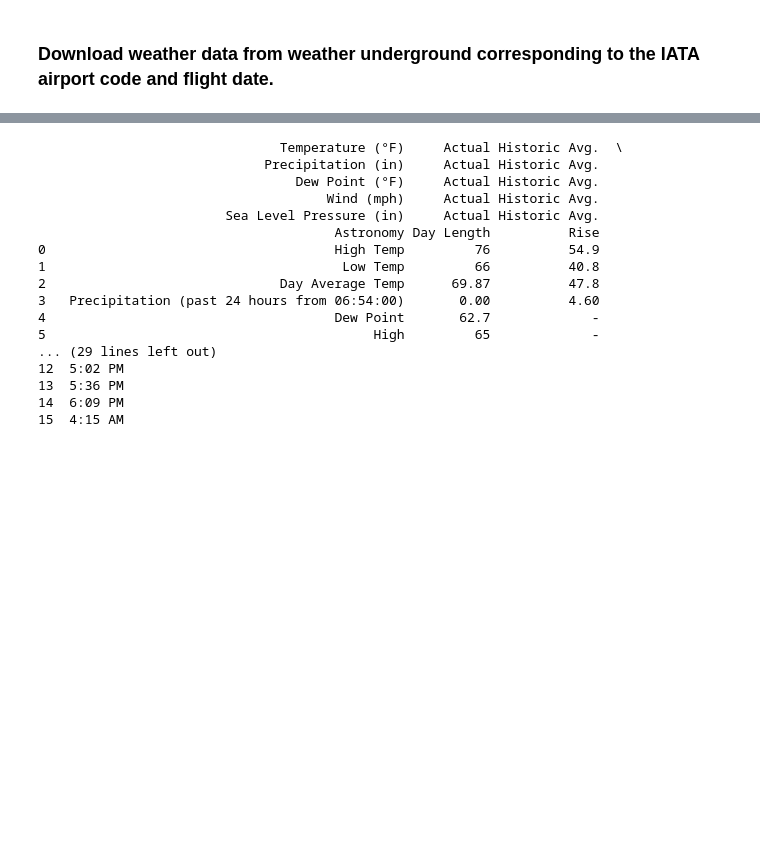
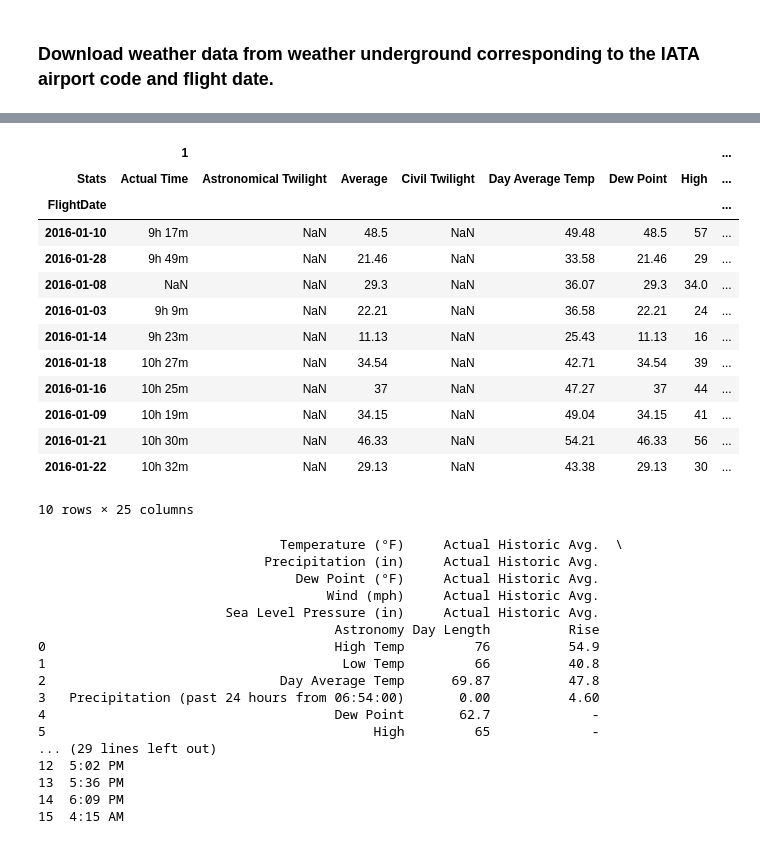
Before and after one commit to Oryder-green/FDS-project, a Jupyter notebook: Data Cleaning.ipynb, the cells around one changed output, grey strips where cells are left out. Drawn from its saved outputs; the diff is of its cells as text; code cells hidden in the pictures; blank space fills up the shorter version.

```diff
--- a/Data Cleaning.ipynb
+++ b/Data Cleaning.ipynb
@@ -333,0 +133,2 @@ x.pivot(index="Date", columns=["Stats"], values =["1"])
+# %%
+airports = ['BOS', 'AUS']
@@ -333,0 +146,25 @@ x.pivot(index="Date", columns=["Stats"], values =["1"])
+# %%
+store_data = {}
+
+#Scrape data for each airport, concatenate data for all dates for a given station, and put the dataframes
+#for each station in a dictionary to be accessed later.
+
+#drop head once you've figured out how to put everything into the dictionary and merge => then run on
+#ASUS laptop over the course of a day (increase the wait time on the browser, also need to install
+#chrome, python, and anaconda on ASUS) then run!!!!
+for airport in airports:
+    df_airport_dates = []
+    dates = gr_flght.get_group(airport)['FlightDate'].tail()
+    airport_code = 'K' + airport
+    # dates = list(gr_flght.get_group(airport)['FlightDate'])
+    for date in dates:
+        df_airport_date = scrape_station(airport_code, date)
+        df_airport_date['FlightDate'] = np.tile(date, len(df_airport_date))
+        df_airport_date.columns = ["Stats", "1", "2", "3", "4", "FlightDate"]
+        df_airport_date = df_airport_date.pivot(index=["FlightDate"], columns=["Stats"], values =["1"])
+        df_airport_date['Origin'] = np.tile(airport, len(df_airport_date))
+        print(df_airport_date)
+        df_airport_dates.append(df_airport_date)
+    df_airport_dates = pd.concat(df_airport_dates)
+    df_airport_dates.reset_index(drop=True)
+    store_data[airport] = df_airport_dates
@@ -334,3 +223,23 @@ x.pivot(index="Date", columns=["Stats"], values =["1"])
+# %%
+for airport in airports:
+    airports_weather = pd.concat(store_data.values(), ignore_index=False)
+# %%
+airports_weather
+# %% [output]
+|  | 1 |  |  |  |  |  |  | ... |
+| Stats | Actual Time | Astronomical Twilight | Average | Civil Twilight | Day Average Temp | Dew Point | High | ... |
+| FlightDate |  |  |  |  |  |  |  | ... |
+| 2016-01-10 | 9h 17m | NaN | 48.5 | NaN | 49.48 | 48.5 | 57 | ... |
+| 2016-01-28 | 9h 49m | NaN | 21.46 | NaN | 33.58 | 21.46 | 29 | ... |
+| 2016-01-08 | NaN | NaN | 29.3 | NaN | 36.07 | 29.3 | 34.0 | ... |
+| 2016-01-03 | 9h 9m | NaN | 22.21 | NaN | 36.58 | 22.21 | 24 | ... |
+| 2016-01-14 | 9h 23m | NaN | 11.13 | NaN | 25.43 | 11.13 | 16 | ... |
+| 2016-01-18 | 10h 27m | NaN | 34.54 | NaN | 42.71 | 34.54 | 39 | ... |
+| 2016-01-16 | 10h 25m | NaN | 37 | NaN | 47.27 | 37 | 44 | ... |
+| 2016-01-09 | 10h 19m | NaN | 34.15 | NaN | 49.04 | 34.15 | 41 | ... |
+| 2016-01-21 | 10h 30m | NaN | 46.33 | NaN | 54.21 | 46.33 | 56 | ... |
+| 2016-01-22 | 10h 32m | NaN | 29.13 | NaN | 43.38 | 29.13 | 30 | ... |
+10 rows × 25 columns
 # %%
 #if airports don't return on Weather Undeground make a list of airport names that don't return.
 # get airport names from here: https://github.com/datasets/airport-codes/tree/master/data.
```
Also changed, not shown: parts of 29 cells of this notebook.
